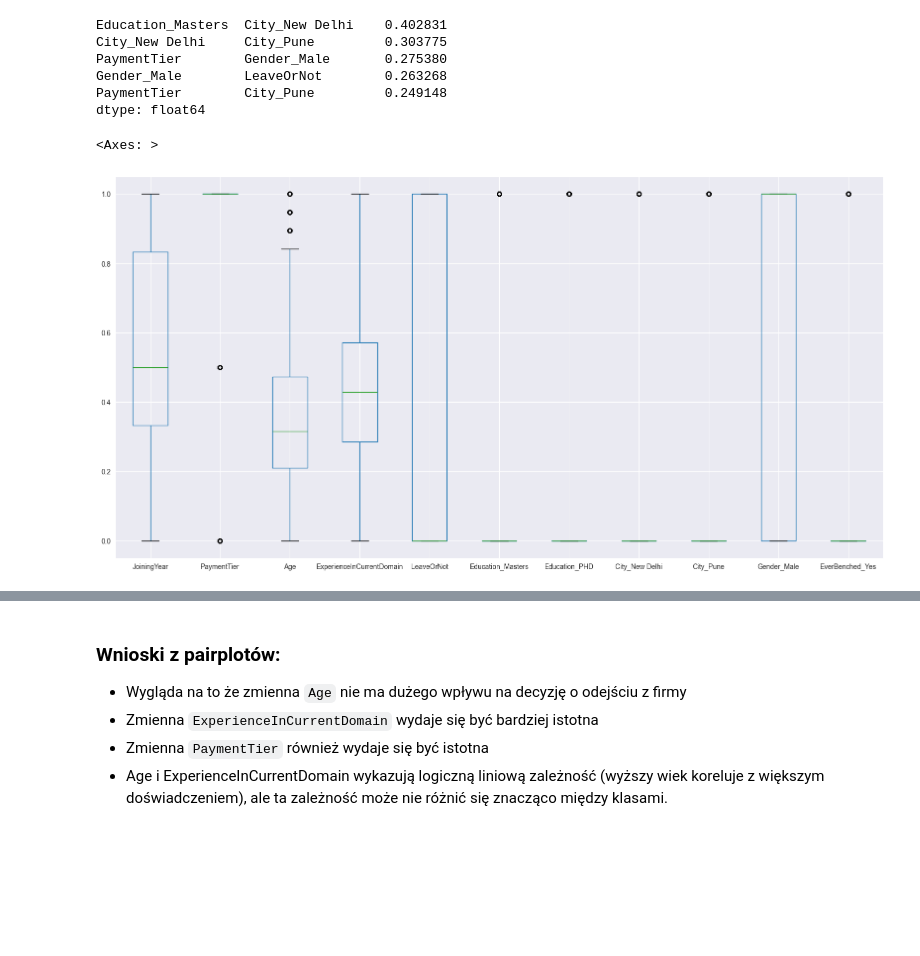
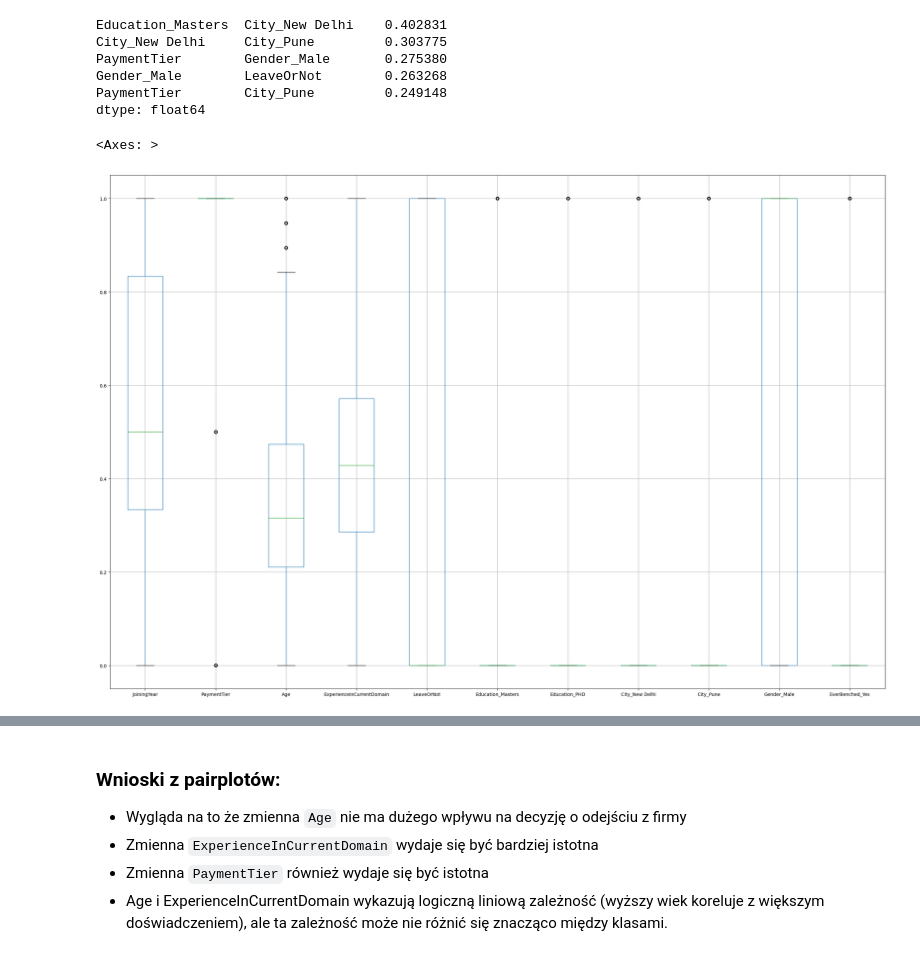
Before and after one commit to kcbojanowski/employee-leave-or-not, a Jupyter notebook: notebooks/preprocess_data.ipynb, the cells around one changed output, grey strips where cells are left out. Saved outputs shown, nothing was run; the diff lists cells and outputs as text; code cells hidden in the pictures; blank space fills up the shorter version.

Commit message:
Add graphs and train notebooks

```diff
--- a/notebooks/preprocess_data.ipynb
+++ b/notebooks/preprocess_data.ipynb
@@ -500,10 +525,10 @@ Gender_Male        LeaveOrNot        0.263268
 PaymentTier        City_Pune         0.249148
 dtype: float64
 # %%
-df.boxplot(figsize=(20, 10))
+df.boxplot(figsize=(30, 20))
 # %% [output]
 <Axes: >
-[figure, old version]
+[figure, new version]
 # %%
 sns.pairplot(df, hue='LeaveOrNot')
 # %% [output]
```
Also changed, not shown: parts of 26 cells of this notebook, 11 other files.
